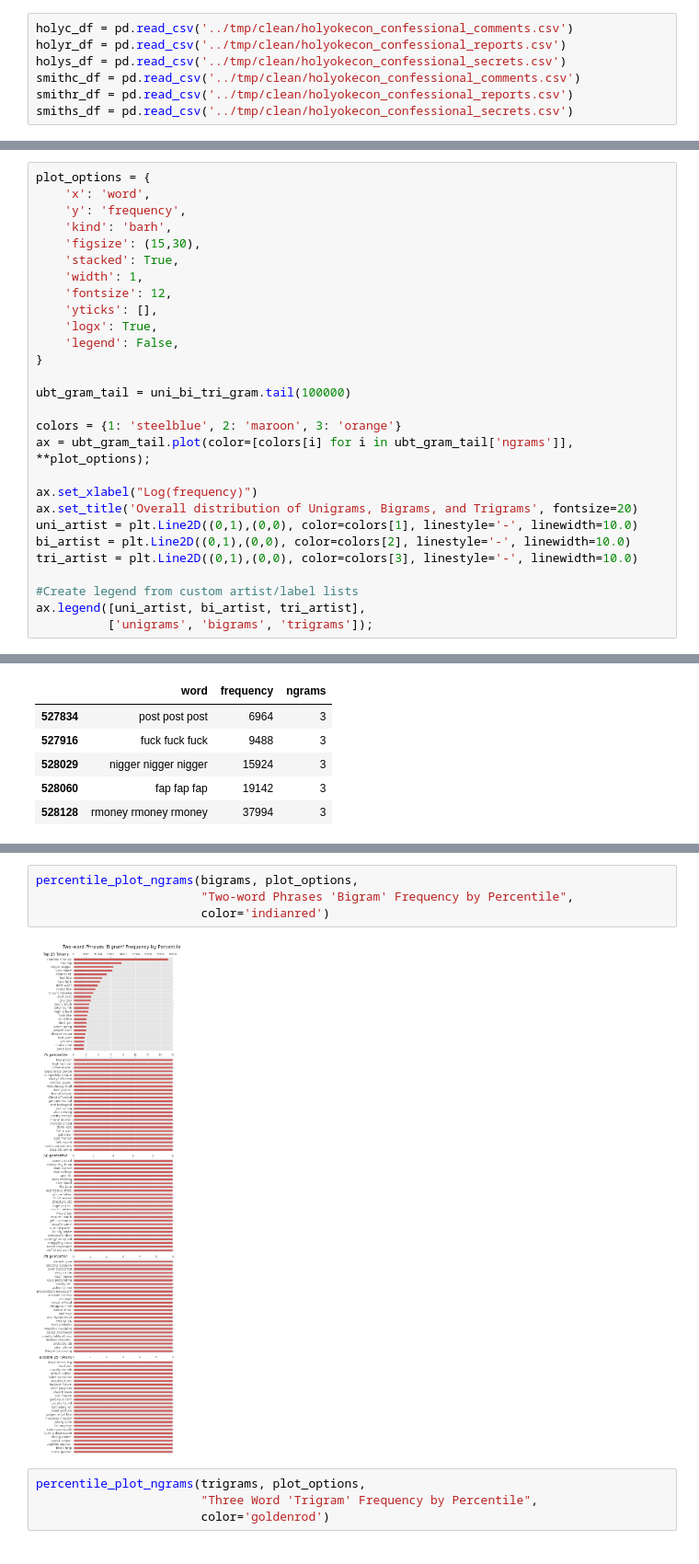
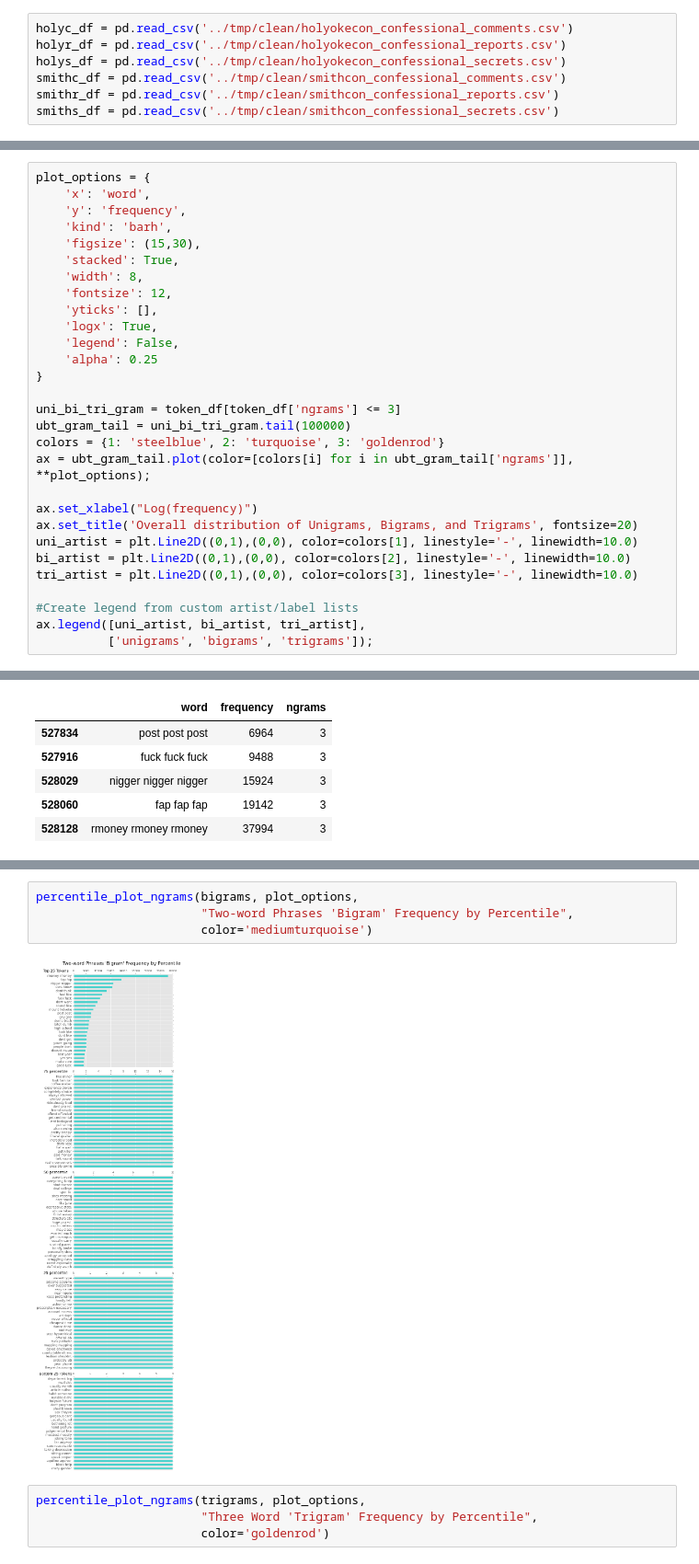
Before and after one commit to cosmicBboy/confesh-bots, a Jupyter notebook: reports/prelim-data-analysis.ipynb, the cells around one changed output, grey strips where cells are left out. Shown at 92% size. Cells and saved outputs as stored; diff of their text form.

```diff
--- a/reports/prelim-data-analysis.ipynb
+++ b/reports/prelim-data-analysis.ipynb
@@ -15,6 +27,6 @@ plt.style.use('ggplot')
 holyc_df = pd.read_csv('../tmp/clean/holyokecon_confessional_comments.csv')
 holyr_df = pd.read_csv('../tmp/clean/holyokecon_confessional_reports.csv')
 holys_df = pd.read_csv('../tmp/clean/holyokecon_confessional_secrets.csv')
-smithc_df = pd.read_csv('../tmp/clean/holyokecon_confessional_comments.csv')
-smithr_df = pd.read_csv('../tmp/clean/holyokecon_confessional_reports.csv')
-smiths_df = pd.read_csv('../tmp/clean/holyokecon_confessional_secrets.csv')
+smithc_df = pd.read_csv('../tmp/clean/smithcon_confessional_comments.csv')
+smithr_df = pd.read_csv('../tmp/clean/smithcon_confessional_reports.csv')
+smiths_df = pd.read_csv('../tmp/clean/smithcon_confessional_secrets.csv')
@@ -94,16 +151,17 @@ plot_options = {
     'kind': 'barh',
     'figsize': (15,30),
     'stacked': True,
-    'width': 1,
+    'width': 8,
     'fontsize': 12,
     'yticks': [],
     'logx': True,
     'legend': False,
+    'alpha': 0.25
 }
 
+uni_bi_tri_gram = token_df[token_df['ngrams'] <= 3]
 ubt_gram_tail = uni_bi_tri_gram.tail(100000)
-
-colors = {1: 'steelblue', 2: 'maroon', 3: 'orange'}
+colors = {1: 'steelblue', 2: 'turquoise', 3: 'goldenrod'}
 ax = ubt_gram_tail.plot(color=[colors[i] for i in ubt_gram_tail['ngrams']], **plot_options);
 
 ax.set_xlabel("Log(frequency)")
@@ -220,9 +277,9 @@ percentile_plot_ngrams(unigrams, plot_options,
 # %%
 percentile_plot_ngrams(bigrams, plot_options,
                        "Two-word Phrases 'Bigram' Frequency by Percentile",
-                       color='indianred')
+                       color='mediumturquoise')
 # %% [output]
-[figure, old version]
+[figure, new version]
 # %%
 percentile_plot_ngrams(trigrams, plot_options,
                        "Three Word 'Trigram' Frequency by Percentile",
```
Also changed, not shown: parts of 14 cells of this notebook, 3 other files.
